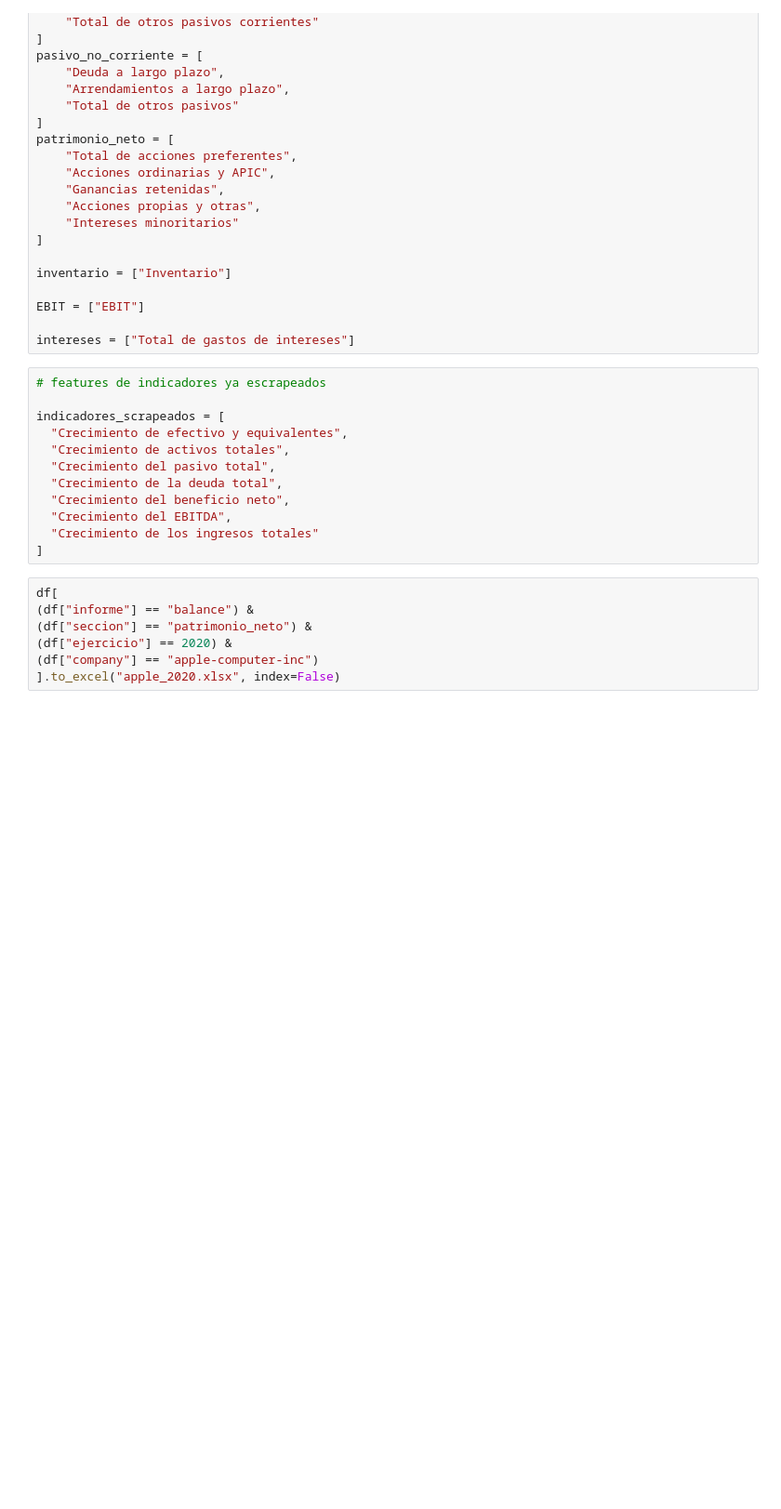
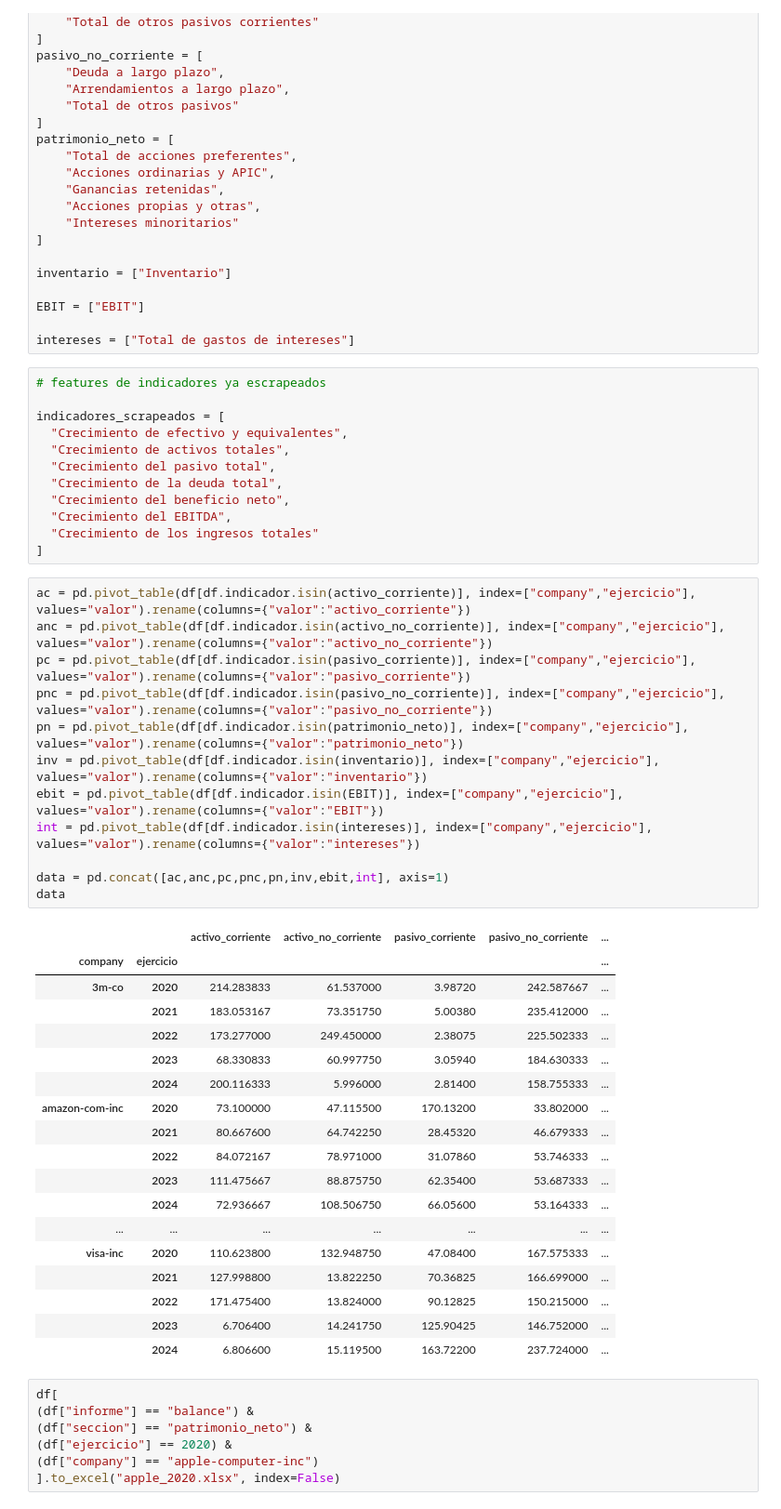
Before and after one commit to ivanjavierparra/MCD-Web-Mining, a Jupyter notebook: calculo-ratios-balance.ipynb, the cells around one changed output. Shown at 93% size. Saved outputs shown, nothing was run; the diff lists cells and outputs as text; blank space fills up the shorter version.

```diff
--- a/calculo-ratios-balance.ipynb
+++ b/calculo-ratios-balance.ipynb
@@ -108,6 +106,37 @@ indicadores_scrapeados = [
   "Crecimiento del EBITDA",
   "Crecimiento de los ingresos totales"
 ]
+# %%
+ac = pd.pivot_table(df[df.indicador.isin(activo_corriente)], index=["company","ejercicio"], values="valor").rename(columns={"valor":"activo_corriente"})
+anc = pd.pivot_table(df[df.indicador.isin(activo_no_corriente)], index=["company","ejercicio"], values="valor").rename(columns={"valor":"activo_no_corriente"})
+pc = pd.pivot_table(df[df.indicador.isin(pasivo_corriente)], index=["company","ejercicio"], values="valor").rename(columns={"valor":"pasivo_corriente"})
+pnc = pd.pivot_table(df[df.indicador.isin(pasivo_no_corriente)], index=["company","ejercicio"], values="valor").rename(columns={"valor":"pasivo_no_corriente"})
+pn = pd.pivot_table(df[df.indicador.isin(patrimonio_neto)], index=["company","ejercicio"], values="valor").rename(columns={"valor":"patrimonio_neto"})
+inv = pd.pivot_table(df[df.indicador.isin(inventario)], index=["company","ejercicio"], values="valor").rename(columns={"valor":"inventario"})
+ebit = pd.pivot_table(df[df.indicador.isin(EBIT)], index=["company","ejercicio"], values="valor").rename(columns={"valor":"EBIT"})
+int = pd.pivot_table(df[df.indicador.isin(intereses)], index=["company","ejercicio"], values="valor").rename(columns={"valor":"intereses"})
+
+data = pd.concat([ac,anc,pc,pnc,pn,inv,ebit,int], axis=1)
+data
+# %% [output]
+|  |  | activo_corriente | activo_no_corriente | pasivo_corriente | pasivo_no_corriente | ... |
+| company | ejercicio |  |  |  |  | ... |
+| 3m-co | 2020 | 214.283833 | 61.537000 | 3.98720 | 242.587667 | ... |
+|  | 2021 | 183.053167 | 73.351750 | 5.00380 | 235.412000 | ... |
+|  | 2022 | 173.277000 | 249.450000 | 2.38075 | 225.502333 | ... |
+|  | 2023 | 68.330833 | 60.997750 | 3.05940 | 184.630333 | ... |
+|  | 2024 | 200.116333 | 5.996000 | 2.81400 | 158.755333 | ... |
+| amazon-com-inc | 2020 | 73.100000 | 47.115500 | 170.13200 | 33.802000 | ... |
+|  | 2021 | 80.667600 | 64.742250 | 28.45320 | 46.679333 | ... |
+|  | 2022 | 84.072167 | 78.971000 | 31.07860 | 53.746333 | ... |
+|  | 2023 | 111.475667 | 88.875750 | 62.35400 | 53.687333 | ... |
+|  | 2024 | 72.936667 | 108.506750 | 66.05600 | 53.164333 | ... |
+| ... | ... | ... | ... | ... | ... | ... |
+| visa-inc | 2020 | 110.623800 | 132.948750 | 47.08400 | 167.575333 | ... |
+|  | 2021 | 127.998800 | 13.822250 | 70.36825 | 166.699000 | ... |
+|  | 2022 | 171.475400 | 13.824000 | 90.12825 | 150.215000 | ... |
+|  | 2023 | 6.706400 | 14.241750 | 125.90425 | 146.752000 | ... |
+|  | 2024 | 6.806600 | 15.119500 | 163.72200 | 237.724000 | ... |
 # %%
 df[
 (df["informe"] == "balance") &
```
Also changed, not shown: parts of 2 cells of this notebook, 2 other files.
